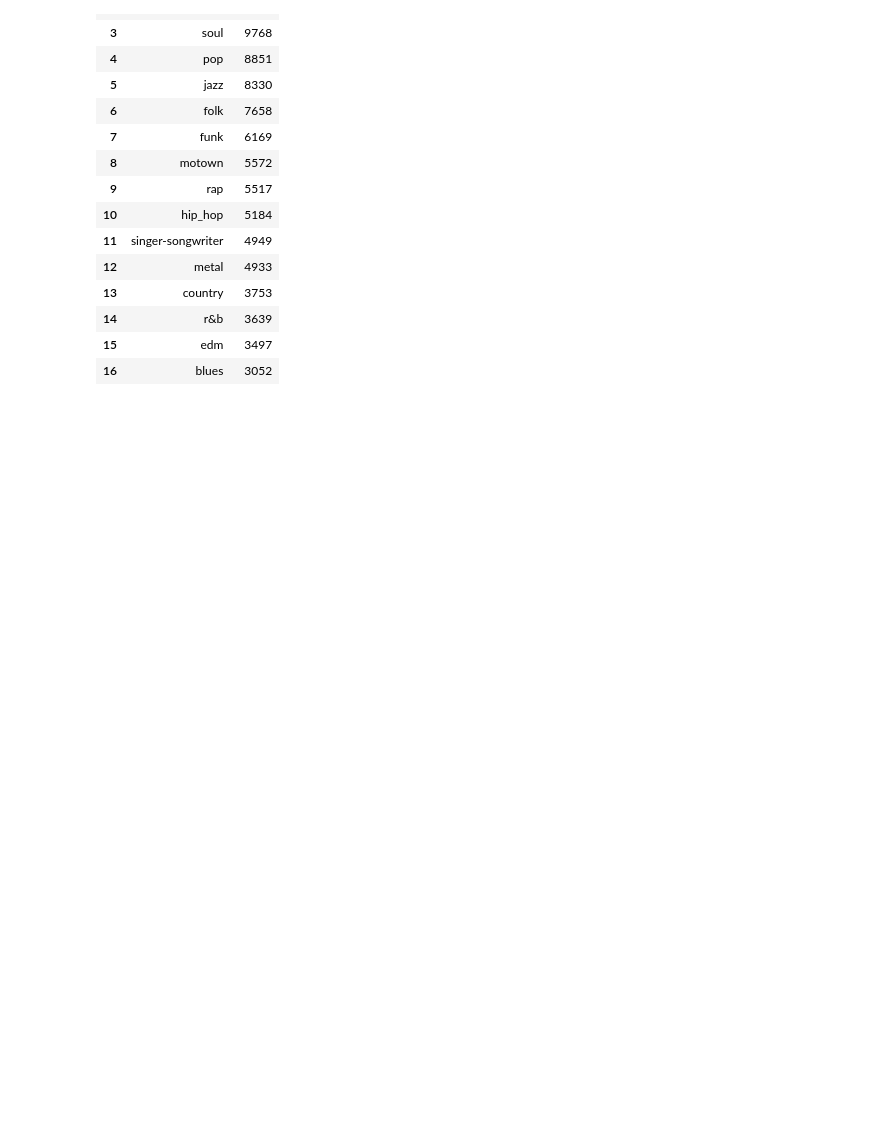
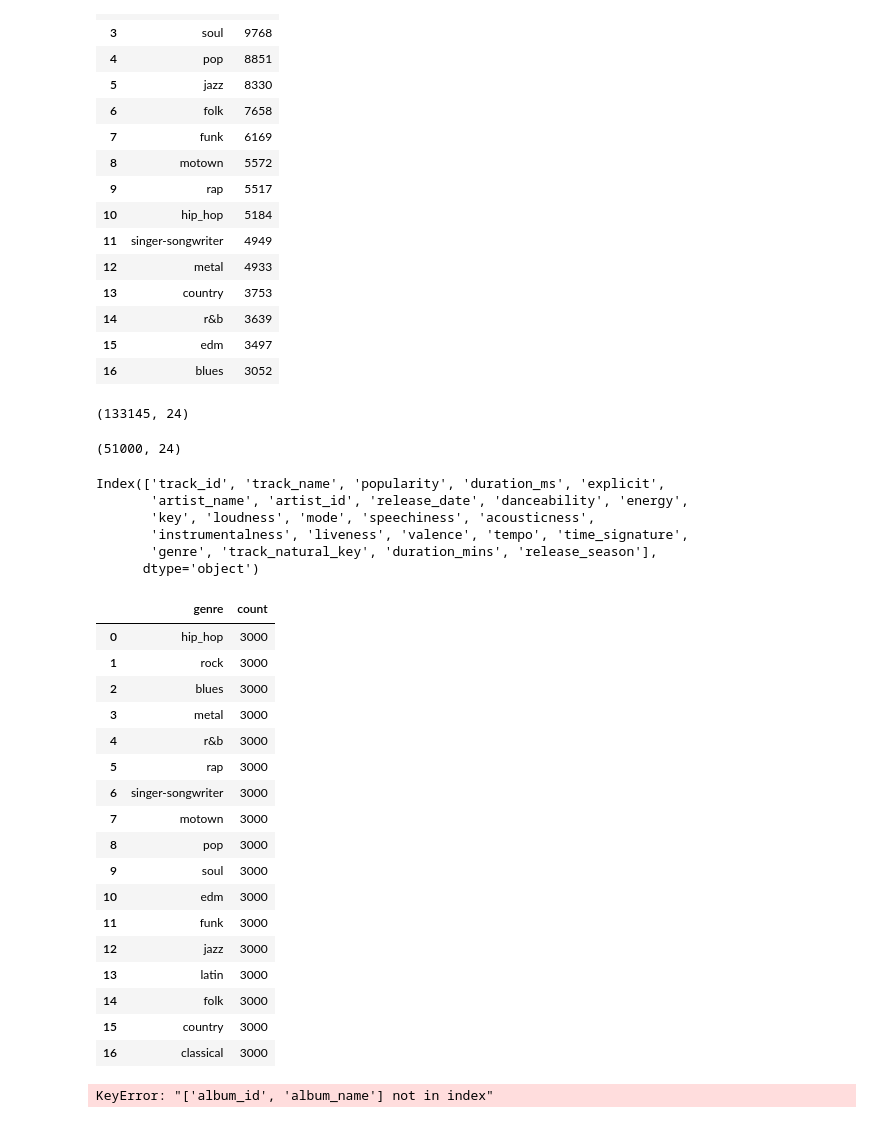
Before and after one commit to SOKAJ-7/M20---Group_11_Project, a Jupyter notebook: dwg_v1.5_no_bin.ipynb, the cells around one changed output. Saved outputs shown, nothing was run; the diff lists cells and outputs as text; code cells hidden in the pictures; blank space fills up the shorter version.

Commit message:
grabbed top 3000 popular songs per genre in genre list, attempted to supplement album_id and album_name from spotifyfeatures.csv

```diff
--- a/dwg_v1.5_no_bin.ipynb
+++ b/dwg_v1.5_no_bin.ipynb
@@ -377,6 +377,76 @@ new_df['genre'].value_counts(ascending=False).rename_axis('genre').reset_index(n
 | 14 | r&b | 3639 |
 | 15 | edm | 3497 |
 | 16 | blues | 3052 |
+# %%
+# sort df by genre and popularity
+new_df.sort_values(['genre','popularity'], ascending=[True,False]).shape
+# %% [output]
+(133145, 24)
+# %%
+# sort new_df by popularity, groupby genre then save top 3000 from each genre
+# https://stackoverflow.com/questions/41825978/sorting-columns-and-selecting-top-n-rows-in-each-group-pandas-dataframe
+sorted_df_3K = new_df.sort_values('popularity',ascending = False).groupby('genre').head(3000)
+# %%
+sorted_df_3K.shape
+# %% [output]
+(51000, 24)
+# %%
+sorted_df_3K.columns
+# %% [output]
+Index(['track_id', 'track_name', 'popularity', 'duration_ms', 'explicit',
+       'artist_name', 'artist_id', 'release_date', 'danceability', 'energy',
+       'key', 'loudness', 'mode', 'speechiness', 'acousticness',
+       'instrumentalness', 'liveness', 'valence', 'tempo', 'time_signature',
+       'genre', 'track_natural_key', 'duration_mins', 'release_season'],
+      dtype='object')
+# %%
+sorted_df_3K['genre'].value_counts(ascending=False).rename_axis('genre').reset_index(name='count')
+# %% [output]
+|  | genre | count |
+| 0 | hip_hop | 3000 |
+| 1 | rock | 3000 |
+| 2 | blues | 3000 |
+| 3 | metal | 3000 |
+| 4 | r&b | 3000 |
+| 5 | rap | 3000 |
+| 6 | singer-songwriter | 3000 |
+| 7 | motown | 3000 |
+| 8 | pop | 3000 |
+| 9 | soul | 3000 |
+| 10 | edm | 3000 |
+| 11 | funk | 3000 |
+| 12 | jazz | 3000 |
+| 13 | latin | 3000 |
+| 14 | folk | 3000 |
+| 15 | country | 3000 |
+| 16 | classical | 3000 |
+# %%
+genre_data = sorted_df_3K[['genre']].copy()
+album_data = sorted_df_3K[['album_id','album_name','release_season']].copy()
+track_features = sorted_df_3K[[
+    'track_natural_key',
+    'track_name',
+    'artist_name',
+    'album_id',
+    'acousticness',
+    'danceability',
+    'duration_mins',
+    'duration_ms',
+    'energy',
+    'genre',
+    'instrumentalness',
+    'key',
+    'liveness',
+    'loudness',
+    'mode',
+    'popularity',
+    'speechiness',
+    'tempo',
+    'time_signature',
+    'valence'
+]].copy()
+# %% [output]
+KeyError: "['album_id', 'album_name'] not in index"
 # %%
 # ideas for next time
 # don't limit the songs to the genre list,
```
Also changed, not shown: parts of 1 cell of this notebook.
